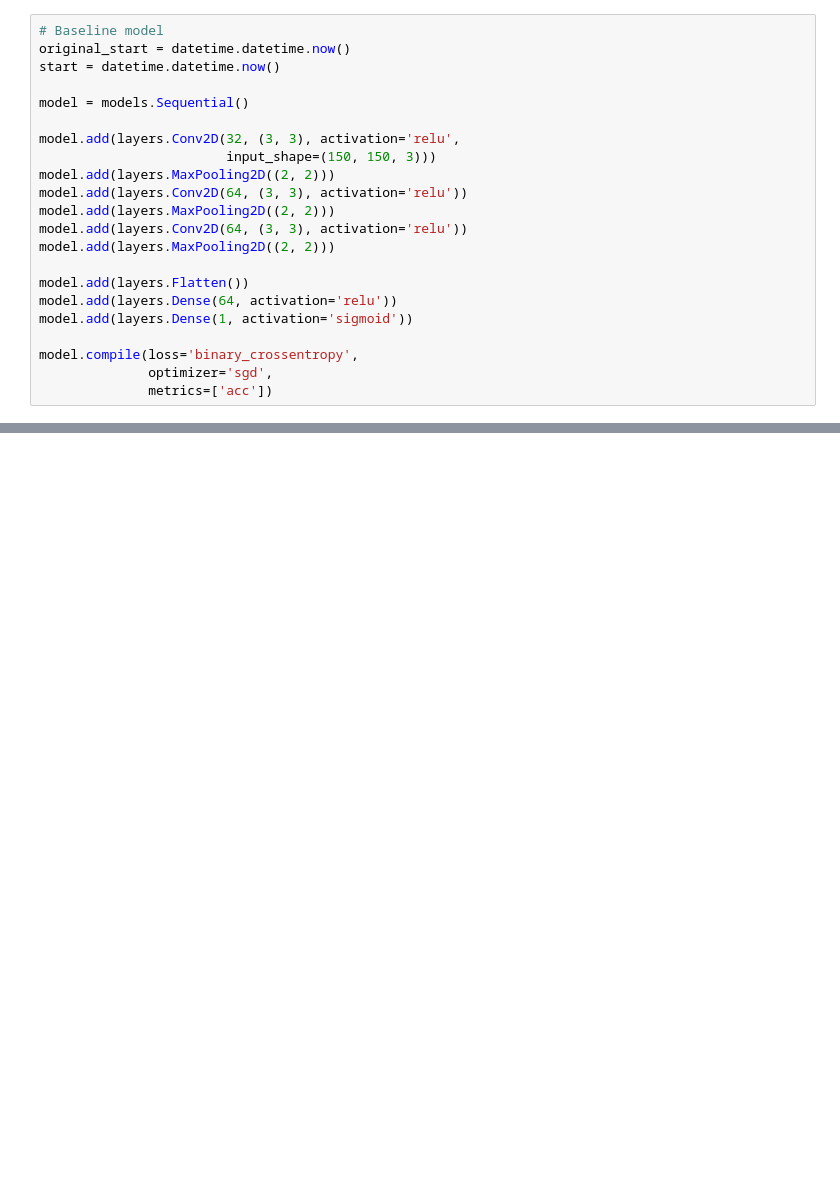
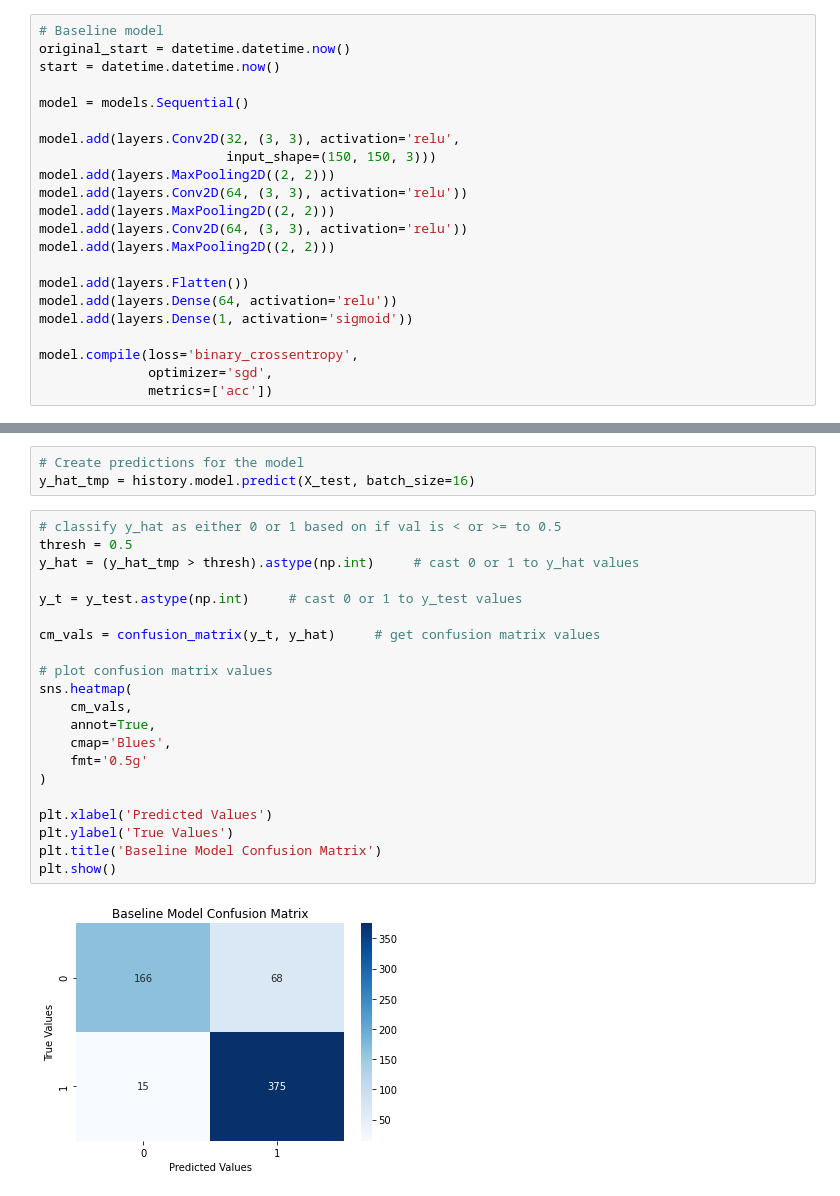
Before and after one commit to samoliver3/dsc-phase-4-project, a Jupyter notebook: index.ipynb, the cells around one changed output, grey strips where cells are left out. Drawn from its saved outputs; the diff is of its cells as text; blank space fills up the shorter version.

Commit message:
Implemented evaluation methods and implemented VGG19 model

```diff
--- a/index.ipynb
+++ b/index.ipynb
@@ -296,0 +327,26 @@ plt.show()
+# %%
+# Create predictions for the model
+y_hat_tmp = history.model.predict(X_test, batch_size=16)
+# %%
+# classify y_hat as either 0 or 1 based on if val is < or >= to 0.5
+thresh = 0.5
+y_hat = (y_hat_tmp > thresh).astype(np.int)     # cast 0 or 1 to y_hat values
+
+y_t = y_test.astype(np.int)     # cast 0 or 1 to y_test values
+
+cm_vals = confusion_matrix(y_t, y_hat)     # get confusion matrix values
+
+# plot confusion matrix values
+sns.heatmap(
+    cm_vals,
+    annot=True,
+    cmap='Blues',
+    fmt='0.5g'
+)
+
+plt.xlabel('Predicted Values')
+plt.ylabel('True Values')
+plt.title('Baseline Model Confusion Matrix')
+plt.show()
+# %% [output]
+[figure, added]
```
Also changed, not shown: parts of 32 cells of this notebook.
